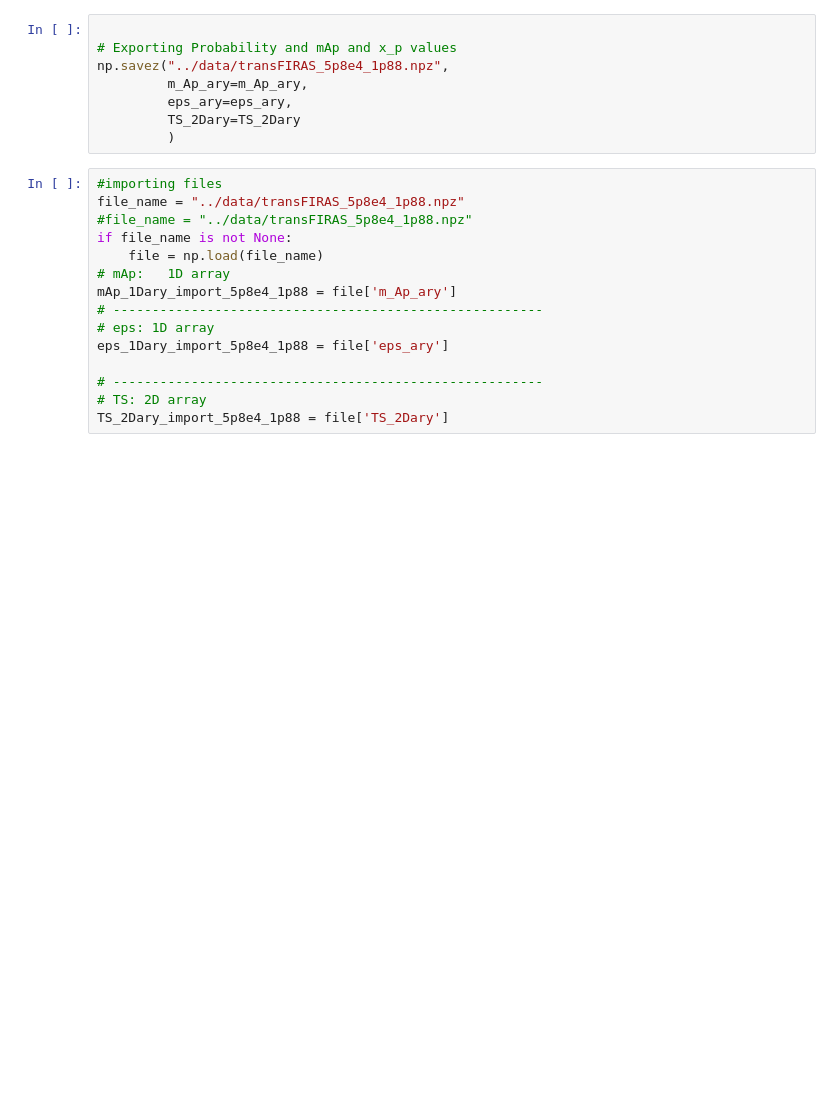
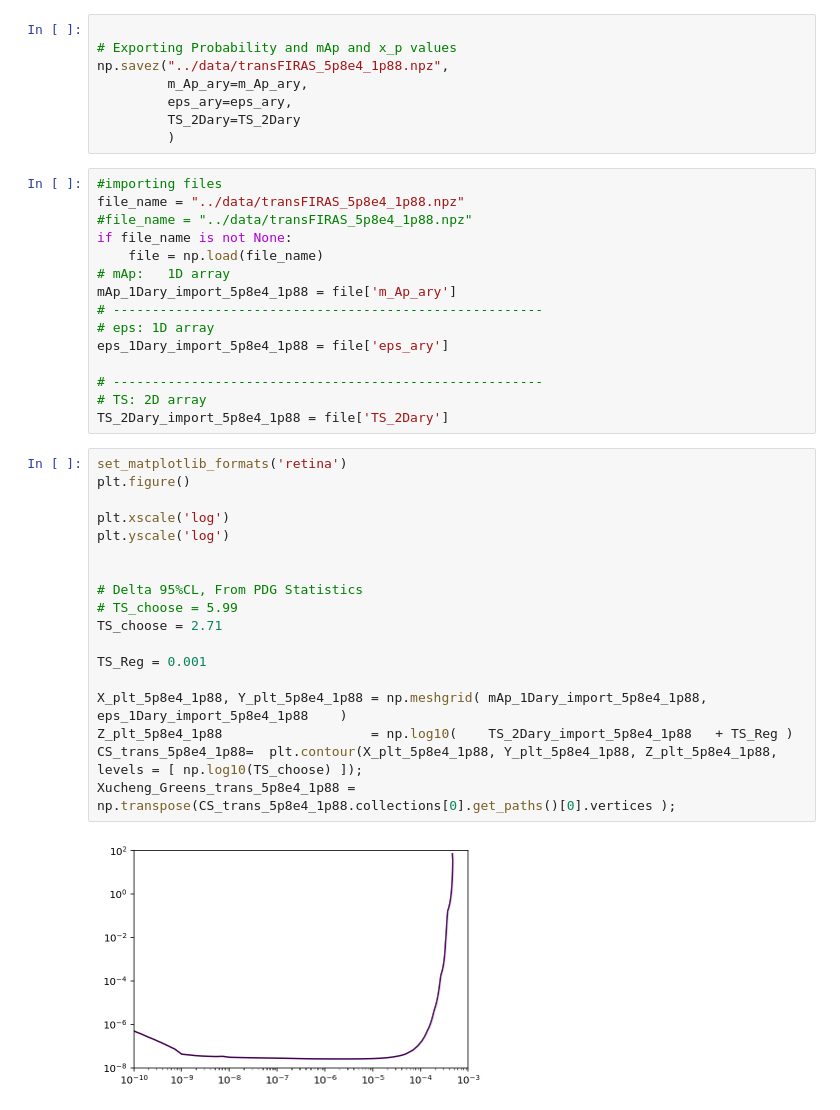
Before and after one commit to GiorgiArsenadze/Shaping-Dark-Photon-Spectral-Distortions, a Jupyter notebook: notebooks/main_calc.ipynb, the cells around one changed output. Cells and saved outputs as stored; diff of their text form; blank space fills up the shorter version.

```diff
--- a/notebooks/main_calc.ipynb
+++ b/notebooks/main_calc.ipynb
@@ -300,6 +530,26 @@ eps_1Dary_import_5p8e4_1p88 = file['eps_ary']
 # -------------------------------------------------------
 # TS: 2D array
 TS_2Dary_import_5p8e4_1p88 = file['TS_2Dary']
+# %%
+set_matplotlib_formats('retina')
+plt.figure()
+
+plt.xscale('log')
+plt.yscale('log')
+
+
+# Delta 95%CL, From PDG Statistics
+# TS_choose = 5.99
+TS_choose = 2.71
+
+TS_Reg = 0.001
+
+X_plt_5p8e4_1p88, Y_plt_5p8e4_1p88 = np.meshgrid( mAp_1Dary_import_5p8e4_1p88, eps_1Dary_import_5p8e4_1p88    )
+Z_plt_5p8e4_1p88                   = np.log10(    TS_2Dary_import_5p8e4_1p88   + TS_Reg )
+CS_trans_5p8e4_1p88=  plt.contour(X_plt_5p8e4_1p88, Y_plt_5p8e4_1p88, Z_plt_5p8e4_1p88,  levels = [ np.log10(TS_choose) ]);
+Xucheng_Greens_trans_5p8e4_1p88 = np.transpose(CS_trans_5p8e4_1p88.collections[0].get_paths()[0].vertices );
+# %% [output]
+[figure, added]
 # %%
 Xucheng_FIRAS_2Dary         = np.transpose( np.array( pd.read_csv('../data/Xucheng_22_FIRAS.csv') ) )
 Samuel_FIRAS_2Dary          = np.transpose( np.array( pd.read_csv('../data/Samuel_20_FIRAS.csv') ) )
```
Also changed, not shown: parts of 9 cells of this notebook, 3 other files.
